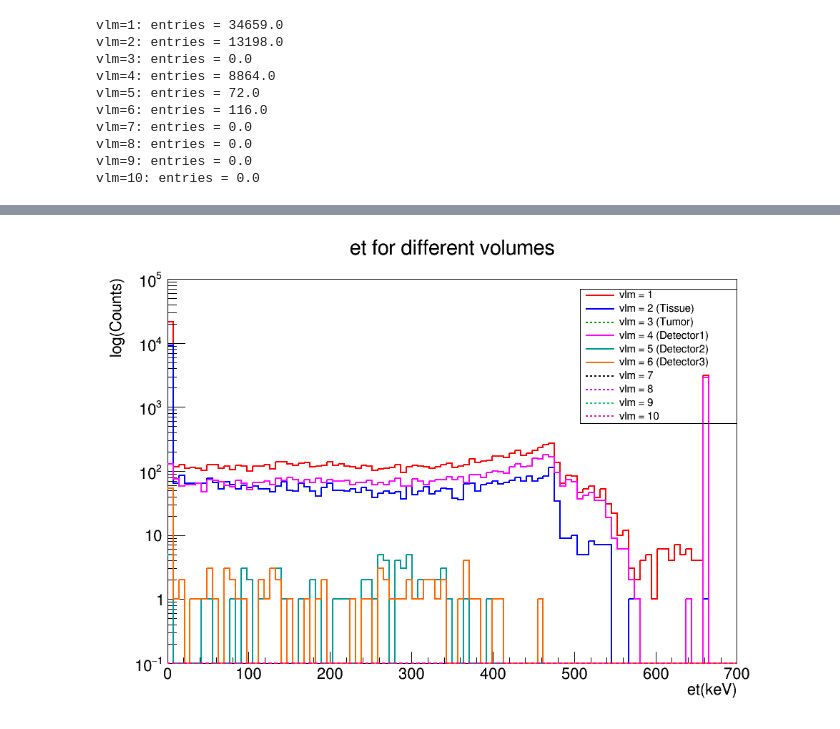
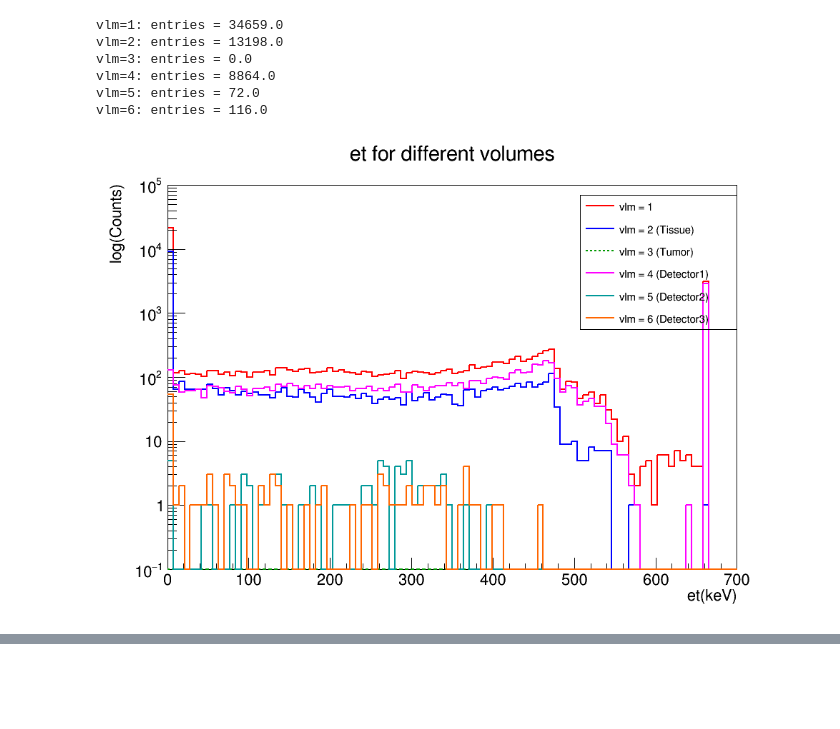
Before and after one commit to md-m-rahman/geant4, a Jupyter notebook: detector/Tumor/et.ipynb, the cells around one changed output, grey strips where cells are left out. Drawn from its saved outputs; the diff is of its cells as text; code cells hidden in the pictures; blank space fills up the shorter version.

```diff
--- a/detector/Tumor/et.ipynb
+++ b/detector/Tumor/et.ipynb
@@ -4,7 +4,7 @@ from IPython.display import Image, display
 
 %jsroot on
 
-f = ROOT.TFile.Open("tumor1.root")
+f = ROOT.TFile.Open("phantom.root")
 t = f.Get("t")
 
 c = ROOT.TCanvas("c", "et for different volumes", 1000, 700)
@@ -23,7 +23,7 @@ colors = [
 ]
 
 names = {
-   2: "Tissue",
+    2: "Tissue",
     3: "Tumor",
     4: "Detector1",
     5: "Detector2",
@@ -33,7 +33,7 @@ names = {
 hist_list = []
 first = True
 
-for i, vlm in enumerate(range(1, 11)):
+for i, vlm in enumerate(range(1, 7)):
     hname = f"h_vlm_{vlm}"
 
     old = ROOT.gROOT.FindObject(hname)
@@ -55,34 +55,31 @@ for i, vlm in enumerate(range(1, 11)):
 
     if first:
         h.SetMinimum(0.1)
         h.SetMaximum(1e5)
         h.Draw("hist")
         first = False
     else:
         h.Draw("hist same")
 
     # keep this INSIDE the loop
     label = f"vlm = {vlm}"
     if vlm in names:
         label += f" ({names[vlm]})"
 
     legend.AddEntry(h, label, "l")
     hist_list.append(h)
 
 legend.Draw()
 c.Modified()
 c.Update()
 
 c.SaveAs("et_vlm_plot.png")
 display(Image(filename="et_vlm_plot.png"))
 # %% [output]
 vlm=1: entries = 34659.0
 vlm=2: entries = 13198.0
 vlm=3: entries = 0.0
 vlm=4: entries = 8864.0
 vlm=5: entries = 72.0
 vlm=6: entries = 116.0
-vlm=7: entries = 0.0
-vlm=8: entries = 0.0
-vlm=9: entries = 0.0
-vlm=10: entries = 0.0
+[figure, new version]
@@ -89,3 +87,2 @@ vlm=10: entries = 0.0
 Info in <TCanvas::Print>: png file et_vlm_plot.png has been created
-[figure, old version]
 [interactive output not drawn]
```
Also changed, not shown: parts of 1 cell of this notebook, 3 other files.
